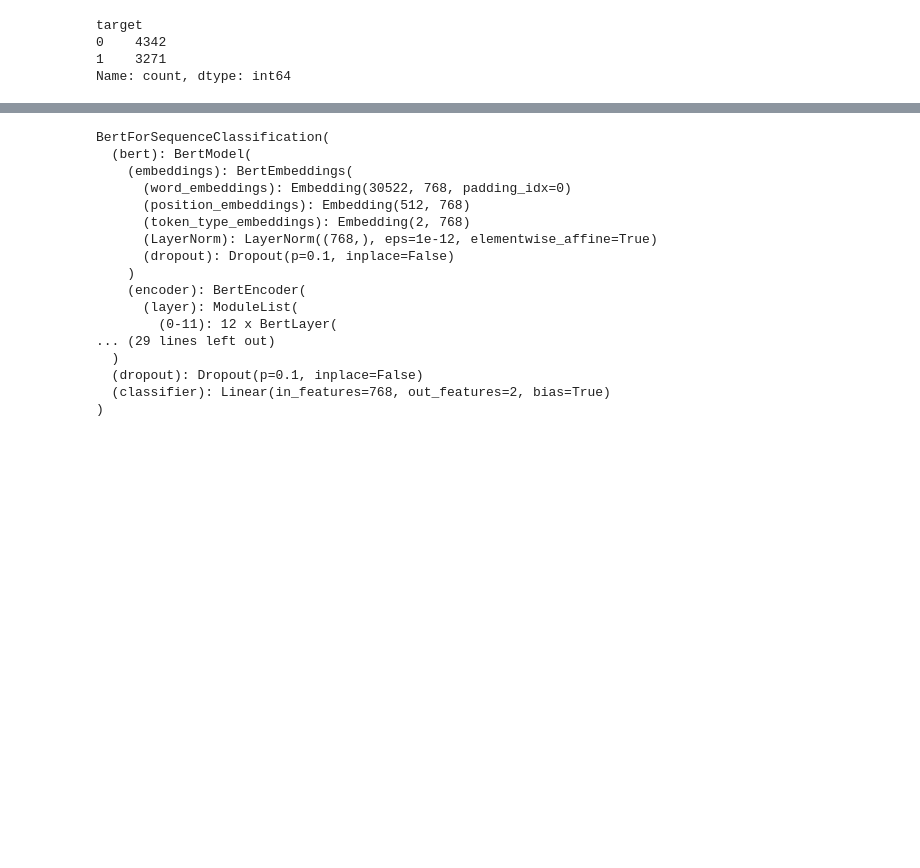
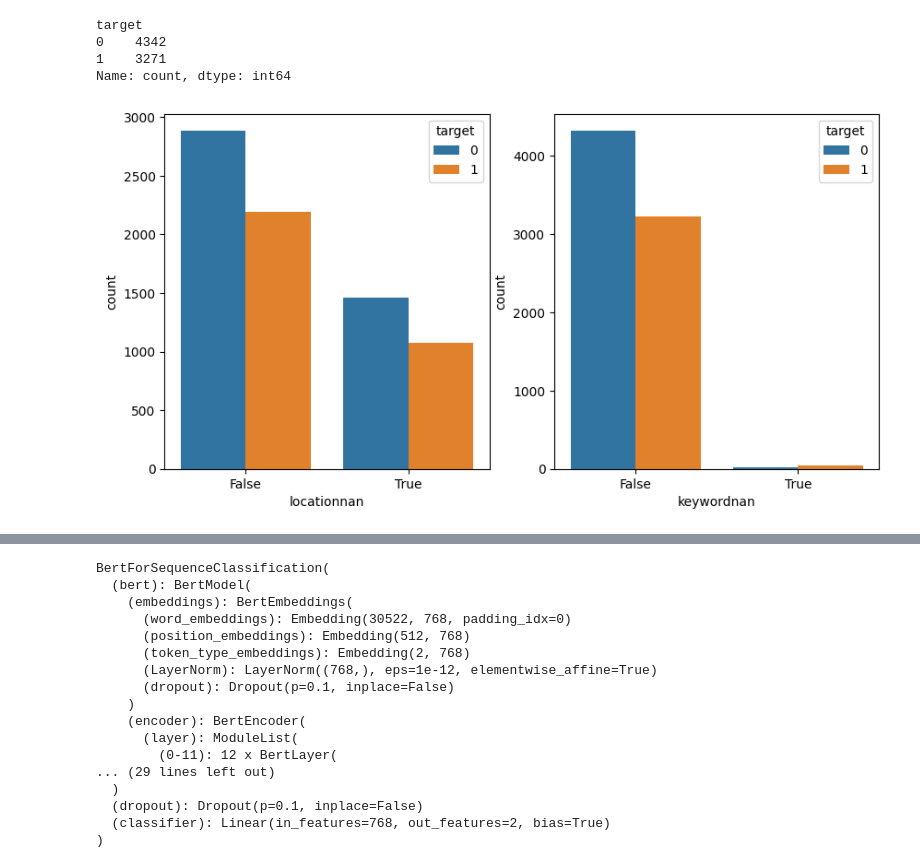
Before and after one commit to ol-webb/kaggle_disaster_tweets, a Jupyter notebook: eda1.ipynb, the cells around one changed output, grey strips where cells are left out. Saved outputs shown, nothing was run; the diff lists cells and outputs as text; code cells hidden in the pictures; blank space fills up the shorter version.

```diff
--- a/eda1.ipynb
+++ b/eda1.ipynb
@@ -25,3 +29,15 @@ target
 0    4342
 1    3271
 Name: count, dtype: int64
+# %%
+train['locationnan'] = train['location'].isna()
+train['keywordnan'] = train['keyword'].isna()
+# %%
+fig, ax = plt.subplots(1,2,figsize=(10, 5))
+
+sns.countplot(data = train, x='locationnan', hue="target", ax=ax[0])
+sns.countplot(data = train, x='keywordnan', hue="target", ax=ax[1])
+
+plt.show()
+# %% [output]
+[figure, added]
```
Also changed, not shown: parts of 7 cells of this notebook.
